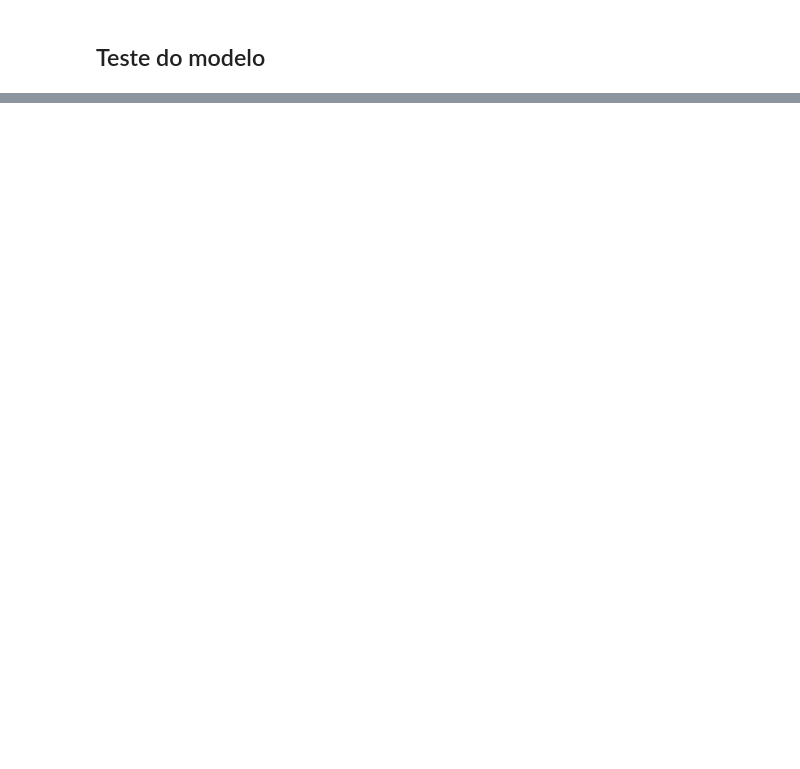
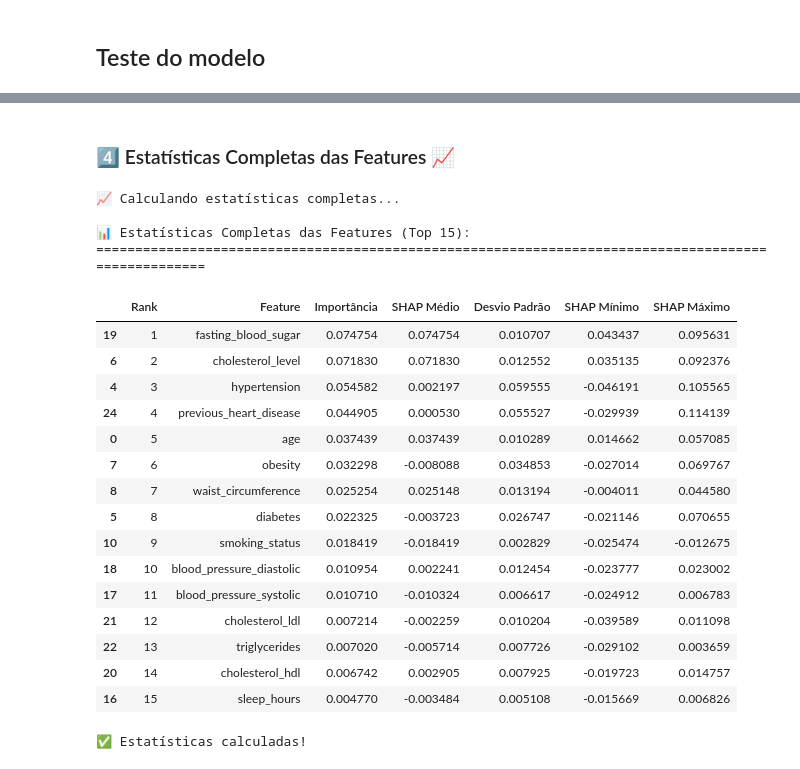
Before and after one commit to marvinmvns/7IADTF1, a Jupyter notebook: ataquecardiaco.ipynb, the cells around one changed output, grey strips where cells are left out. Drawn from its saved outputs; the diff is of its cells as text; code cells hidden in the pictures; blank space fills up the shorter version.

```diff
--- a/ataquecardiaco.ipynb
+++ b/ataquecardiaco.ipynb
@@ -2038,0 +1828,51 @@ Este notebook apresentou uma solução completa de Machine Learning para o desaf
+# %% [markdown]
+### 4️⃣ Estatísticas Completas das Features 📈
+# %%
+print("📈 Calculando estatísticas completas...")
+
+# Calcular estatísticas
+feature_importance = np.abs(shap_values_tree_class1).mean(axis=0)
+feature_mean = shap_values_tree_class1.mean(axis=0)
+feature_std = shap_values_tree_class1.std(axis=0)
+feature_min = shap_values_tree_class1.min(axis=0)
+feature_max = shap_values_tree_class1.max(axis=0)
+
+stats_df = pd.DataFrame({
+    'Feature': list(X_test_sample.columns),
+    'Importância': feature_importance,
+    'SHAP Médio': feature_mean,
+    'Desvio Padrão': feature_std,
+    'SHAP Mínimo': feature_min,
+    'SHAP Máximo': feature_max
+}).sort_values('Importância', ascending=False)
+
+# Adicionar ranking
+stats_df.insert(0, 'Rank', range(1, len(stats_df) + 1))
+
+print("\n📊 Estatísticas Completas das Features (Top 15):")
+print("="*100)
+display(stats_df.head(15))
+
+print("\n✅ Estatísticas calculadas!")
+# %% [output]
+📈 Calculando estatísticas completas...
+
+📊 Estatísticas Completas das Features (Top 15):
+====================================================================================================
+|  | Rank | Feature | Importância | SHAP Médio | Desvio Padrão | SHAP Mínimo | SHAP Máximo |
+| 19 | 1 | fasting_blood_sugar | 0.074754 | 0.074754 | 0.010707 | 0.043437 | 0.095631 |
+| 6 | 2 | cholesterol_level | 0.071830 | 0.071830 | 0.012552 | 0.035135 | 0.092376 |
+| 4 | 3 | hypertension | 0.054582 | 0.002197 | 0.059555 | -0.046191 | 0.105565 |
+| 24 | 4 | previous_heart_disease | 0.044905 | 0.000530 | 0.055527 | -0.029939 | 0.114139 |
+| 0 | 5 | age | 0.037439 | 0.037439 | 0.010289 | 0.014662 | 0.057085 |
+| 7 | 6 | obesity | 0.032298 | -0.008088 | 0.034853 | -0.027014 | 0.069767 |
+| 8 | 7 | waist_circumference | 0.025254 | 0.025148 | 0.013194 | -0.004011 | 0.044580 |
+| 5 | 8 | diabetes | 0.022325 | -0.003723 | 0.026747 | -0.021146 | 0.070655 |
+| 10 | 9 | smoking_status | 0.018419 | -0.018419 | 0.002829 | -0.025474 | -0.012675 |
+| 18 | 10 | blood_pressure_diastolic | 0.010954 | 0.002241 | 0.012454 | -0.023777 | 0.023002 |
+| 17 | 11 | blood_pressure_systolic | 0.010710 | -0.010324 | 0.006617 | -0.024912 | 0.006783 |
+| 21 | 12 | cholesterol_ldl | 0.007214 | -0.002259 | 0.010204 | -0.039589 | 0.011098 |
+| 22 | 13 | triglycerides | 0.007020 | -0.005714 | 0.007726 | -0.029102 | 0.003659 |
+| 20 | 14 | cholesterol_hdl | 0.006742 | 0.002905 | 0.007925 | -0.019723 | 0.014757 |
+| 16 | 15 | sleep_hours | 0.004770 | -0.003484 | 0.005108 | -0.015669 | 0.006826 |
+✅ Estatísticas calculadas!
```
Also changed, not shown: parts of 24 cells of this notebook, 7 other files.
